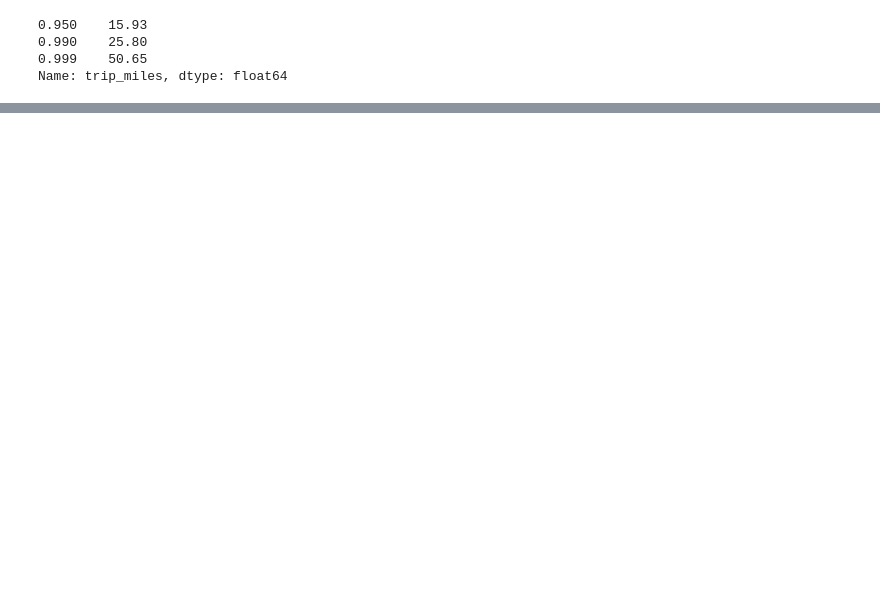
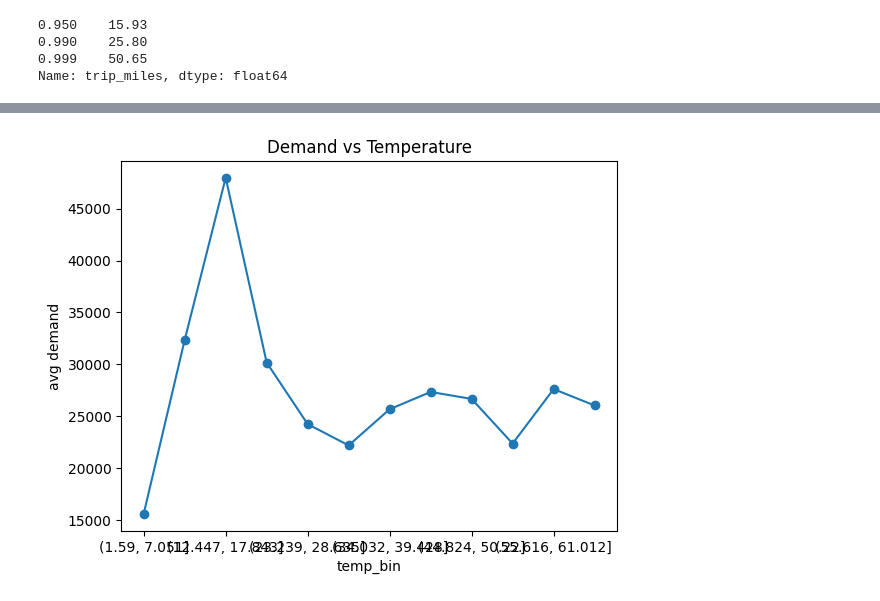
Before and after one commit to suyash07/uber-demand-forecasting, a Jupyter notebook: notebooks/eda.ipynb, the cells around one changed output, grey strips where cells are left out. Drawn from its saved outputs; the diff is of its cells as text; code cells hidden in the pictures; blank space fills up the shorter version.

```diff
--- a/notebooks/eda.ipynb
+++ b/notebooks/eda.ipynb
@@ -242,0 +303,7 @@ df_clean['trip_duration'].plot(kind='hist', bins=50)
+# %%
+# 2. Demand vs temperature (binned so it's readable)
+weather_hrly_demand['temp_bin'] = pd.cut(weather_hrly_demand['temperature'], bins=12)
+weather_hrly_demand.groupby('temp_bin')['demand'].mean().plot(marker='o')
+plt.ylabel('avg demand'); plt.title('Demand vs Temperature'); plt.show()
+# %% [output]
+[figure, added]
```
Also changed, not shown: parts of 107 cells of this notebook, 18 other files.
